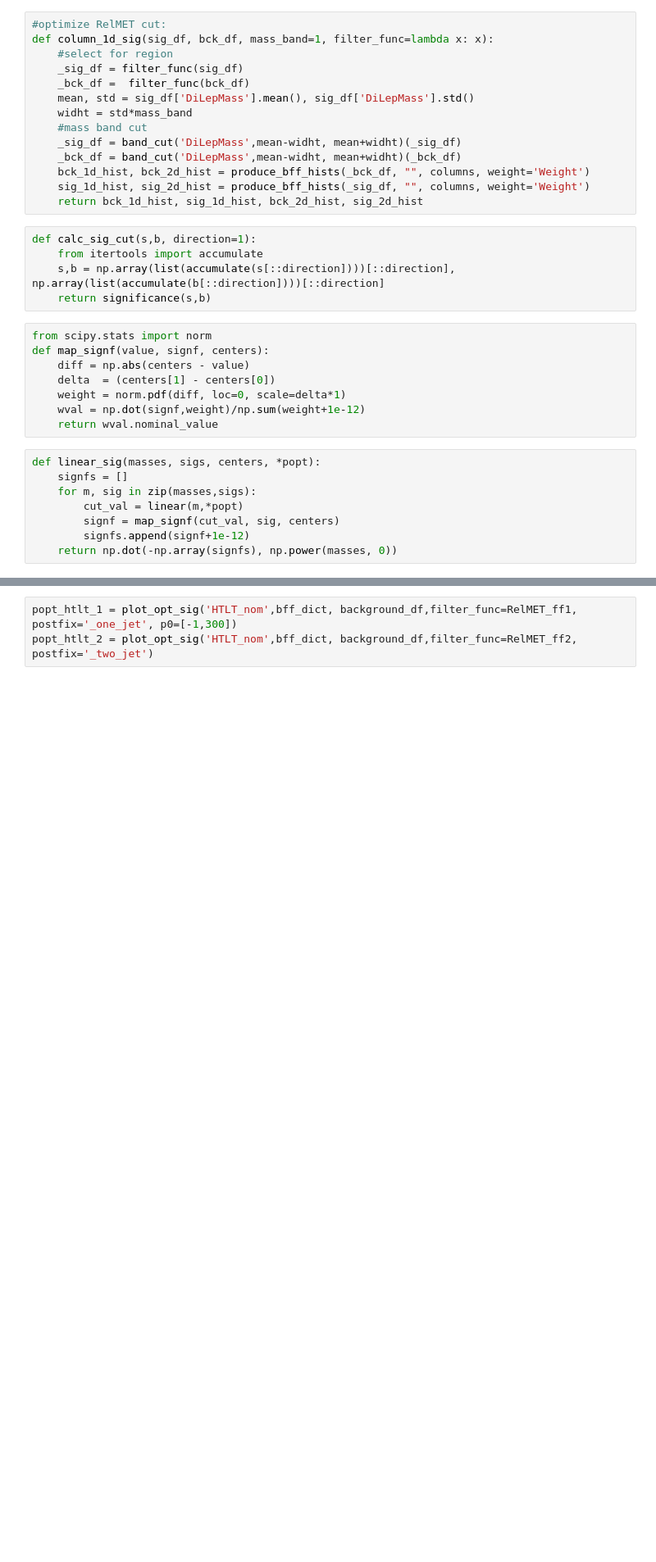
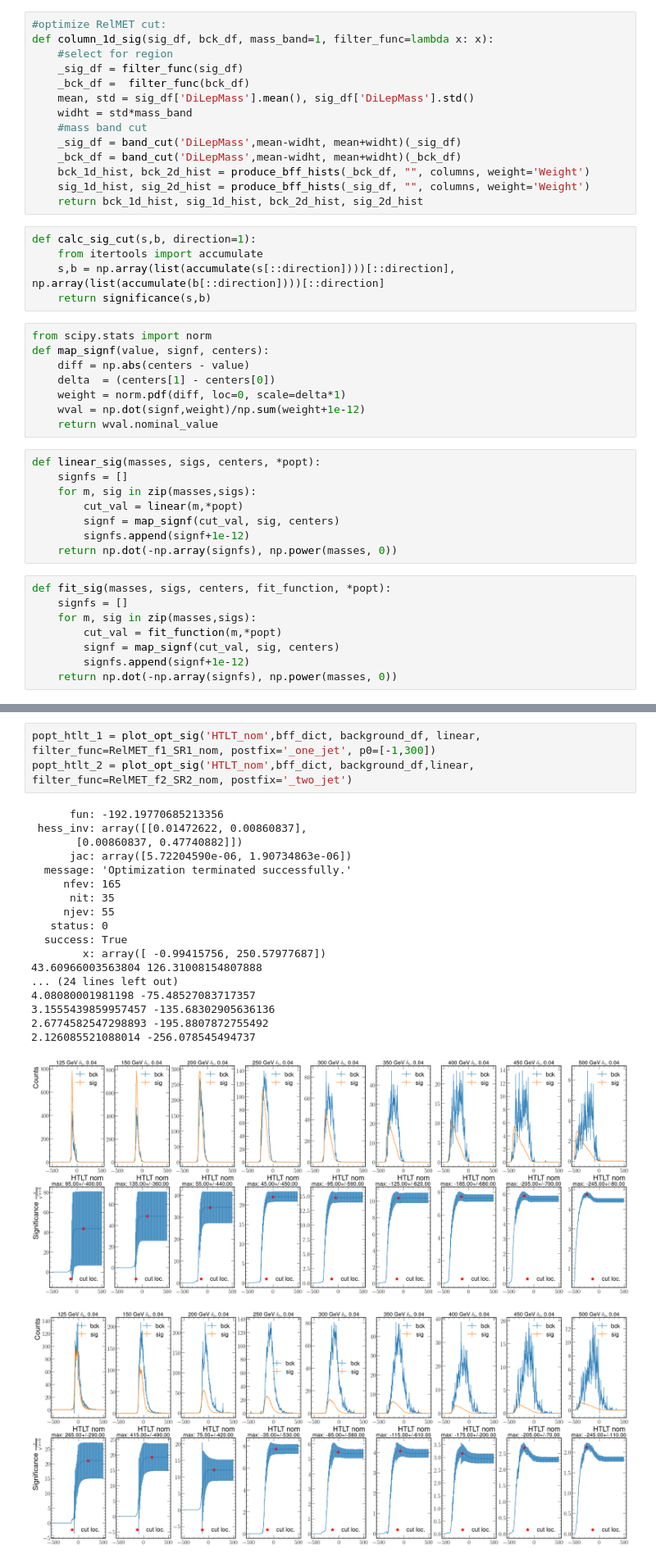
Before and after one commit to rymuelle/bff_plotting_code_v3, a Jupyter notebook: optimize_2d_cuts.ipynb, the cells around one changed output, grey strips where cells are left out. Shown at 82% size. Saved outputs shown, nothing was run; the diff lists cells and outputs as text; blank space fills up the shorter version.

Commit message:
non-linear cut values

```diff
--- a/optimize_2d_cuts.ipynb
+++ b/optimize_2d_cuts.ipynb
@@ -84,4 +123,12 @@ def linear_sig(masses, sigs, centers, *popt):
         signf = map_signf(cut_val, sig, centers)
         signfs.append(signf+1e-12)
     return np.dot(-np.array(signfs), np.power(masses, 0))
+# %%
+def fit_sig(masses, sigs, centers, fit_function, *popt):
+    signfs = []
+    for m, sig in zip(masses,sigs):
+        cut_val = fit_function(m,*popt)
+        signf = map_signf(cut_val, sig, centers)
+        signfs.append(signf+1e-12)
+    return np.dot(-np.array(signfs), np.power(masses, 0))
 # %%
@@ -218,4 +302,24 @@ visualize_2d('RelMET_nom', bff_dict, background_df, name='twoJet_cut', filter_fu
 # %%
-popt_htlt_1 = plot_opt_sig('HTLT_nom',bff_dict, background_df,filter_func=RelMET_ff1, postfix='_one_jet', p0=[-1,300])
-popt_htlt_2 = plot_opt_sig('HTLT_nom',bff_dict, background_df,filter_func=RelMET_ff2, postfix='_two_jet')
+popt_htlt_1 = plot_opt_sig('HTLT_nom',bff_dict, background_df, linear, filter_func=RelMET_f1_SR1_nom, postfix='_one_jet', p0=[-1,300])
+popt_htlt_2 = plot_opt_sig('HTLT_nom',bff_dict, background_df,linear, filter_func=RelMET_f2_SR2_nom, postfix='_two_jet')
+# %% [output]
+      fun: -192.19770685213356
+ hess_inv: array([[0.01472622, 0.00860837],
+       [0.00860837, 0.47740882]])
+      jac: array([5.72204590e-06, 1.90734863e-06])
+  message: 'Optimization terminated successfully.'
+     nfev: 165
+      nit: 35
+     njev: 55
+   status: 0
+  success: True
+        x: array([ -0.99415756, 250.57977687])
+43.60966003563804 126.31008154807888
+... (24 lines left out)
+4.08080001981198 -75.48527083717357
+3.1555439859957457 -135.68302905636136
+2.6774582547298893 -195.8807872755492
+2.126085521088014 -256.078545494737
+[figure, added]
+[figure, added]
 # %%
```
Also changed, not shown: parts of 31 cells of this notebook, 1 other file.
